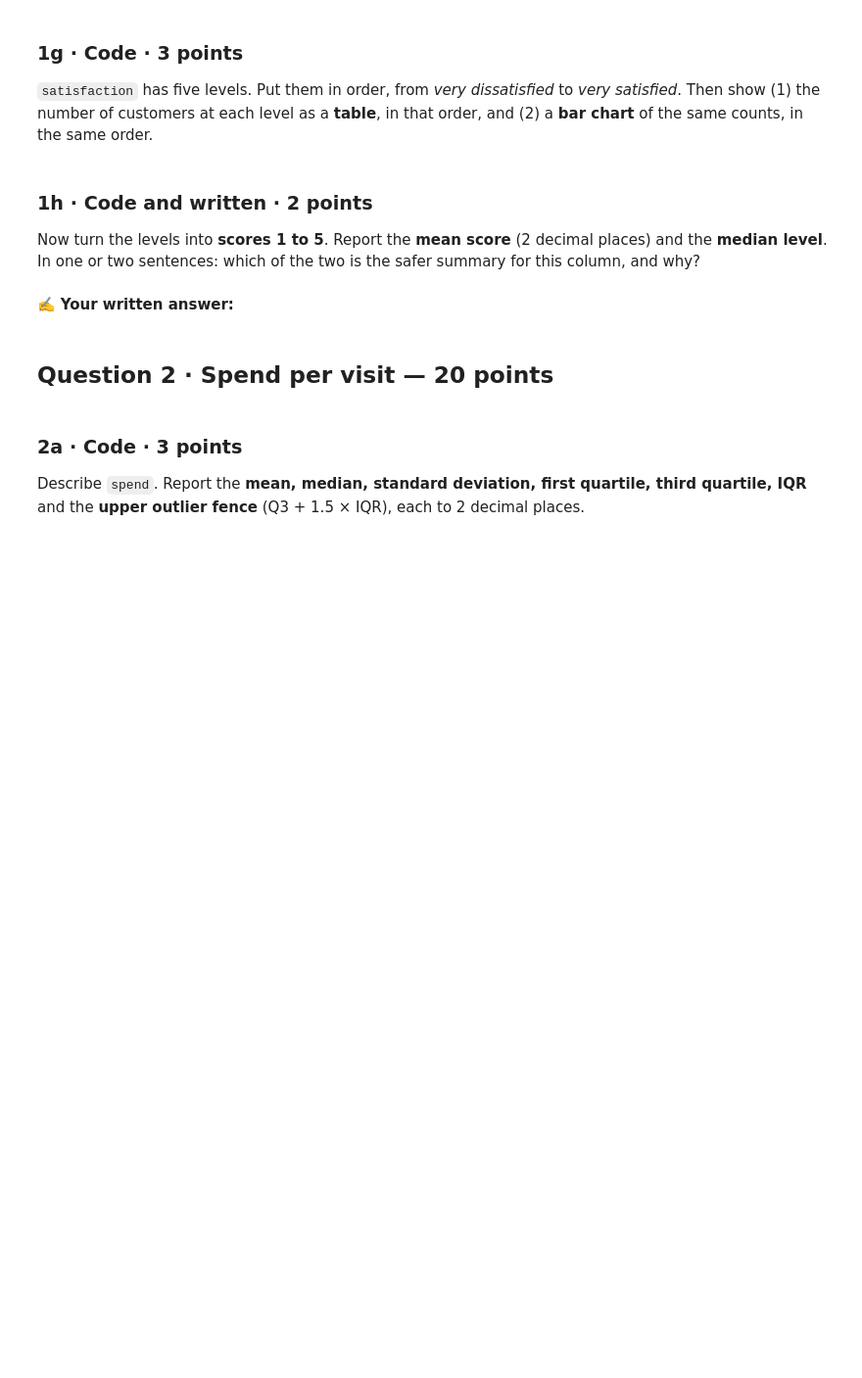
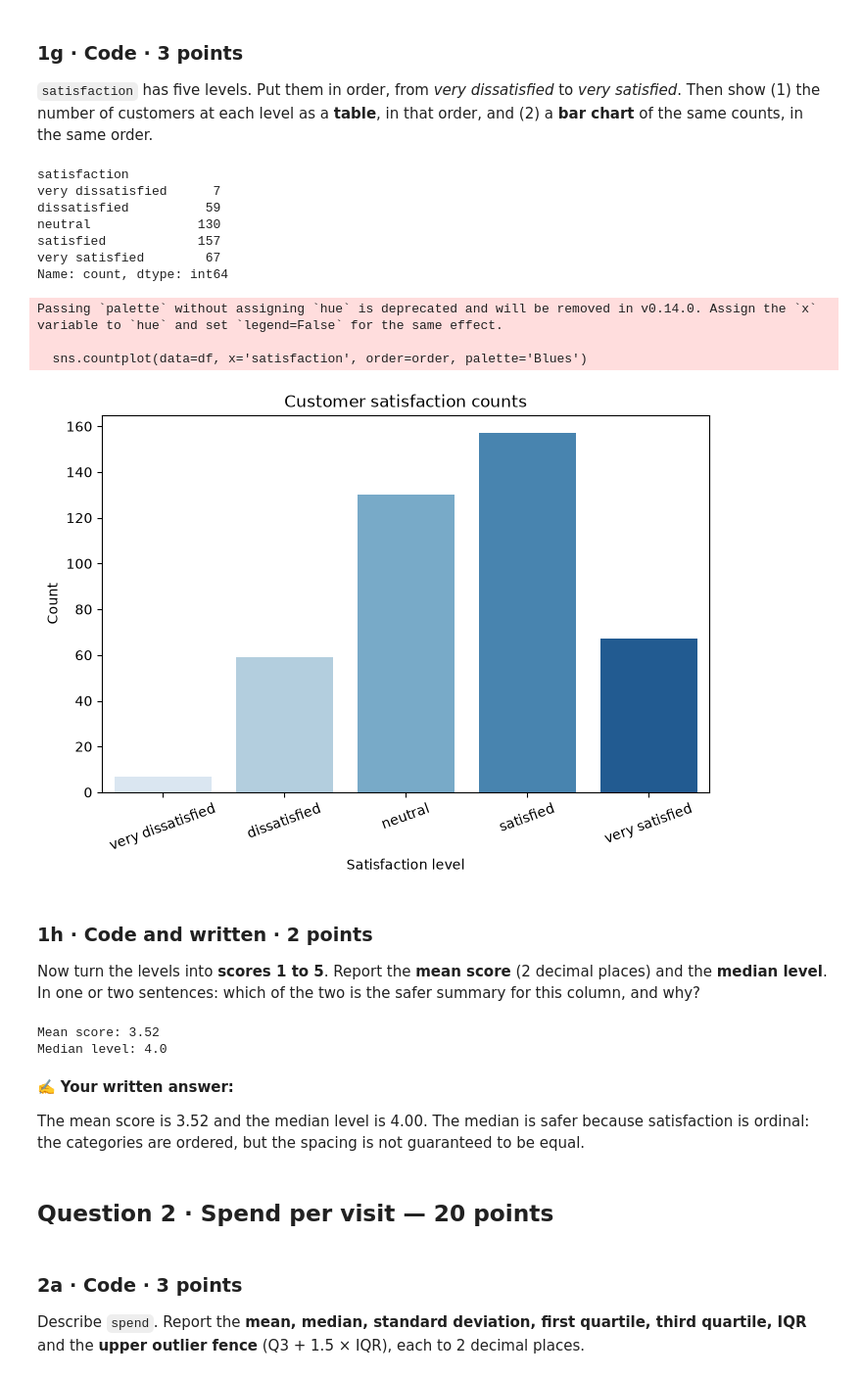
Before and after one commit to Chiu1chill/mid, a Jupyter notebook: BUSI2066-7b-Midterm_Paper.ipynb, the cells around one changed output. Shown at 98% size. Cells and saved outputs as stored; diff of their text form; code cells hidden in the pictures; blank space fills up the shorter version.

```diff
--- a/BUSI2066-7b-Midterm_Paper.ipynb
+++ b/BUSI2066-7b-Midterm_Paper.ipynb
@@ -285,16 +347,52 @@ a title. From your chart: at which branch are members **more than half** of the
 satisfied*. Then show (1) the number of customers at each level as a **table**, in that order, and (2) a
 **bar chart** of the same counts, in the same order.
 # %%
-# your code
+order = ['very dissatisfied', 'dissatisfied', 'neutral', 'satisfied', 'very satisfied']
+counts = df['satisfaction'].value_counts().reindex(order, fill_value=0)
+print(counts)
+
+plt.figure(figsize=(8, 5))
+sns.countplot(data=df, x='satisfaction', order=order, palette='Blues')
+plt.xlabel('Satisfaction level')
+plt.ylabel('Count')
+plt.title('Customer satisfaction counts')
+plt.xticks(rotation=20)
+plt.show()
+# %% [output]
+satisfaction
+very dissatisfied      7
+dissatisfied          59
+neutral              130
+satisfied            157
+very satisfied        67
+Name: count, dtype: int64
+Passing `palette` without assigning `hue` is deprecated and will be removed in v0.14.0. Assign the `x` variable to `hue` and set `legend=False` for the same effect.
+
+  sns.countplot(data=df, x='satisfaction', order=order, palette='Blues')
+[figure, added]
 # %% [markdown]
 ### 1h · Code and written · 2 points
 
 Now turn the levels into **scores 1 to 5**. Report the **mean score** (2 decimal places) and the **median
 level**. In one or two sentences: which of the two is the safer summary for this column, and why?
 # %%
-# your code
+score_map = {
+    'very dissatisfied': 1,
+    'dissatisfied': 2,
+    'neutral': 3,
+    'satisfied': 4,
+    'very satisfied': 5,
+}
+scores = df['satisfaction'].map(score_map)
+print('Mean score:', round(scores.mean(), 2))
+print('Median level:', scores.median())
+# %% [output]
+Mean score: 3.52
+Median level: 4.0
 # %% [markdown]
 ✍️ **Your written answer:**
+
+The mean score is 3.52 and the median level is 4.00. The median is safer because satisfaction is ordinal: the categories are ordered, but the spacing is not guaranteed to be equal.
 # %% [markdown]
 ## Question 2 · Spend per visit — 20 points
 # %% [markdown]
```
Also changed, not shown: parts of 32 cells of this notebook, 1 other file.
